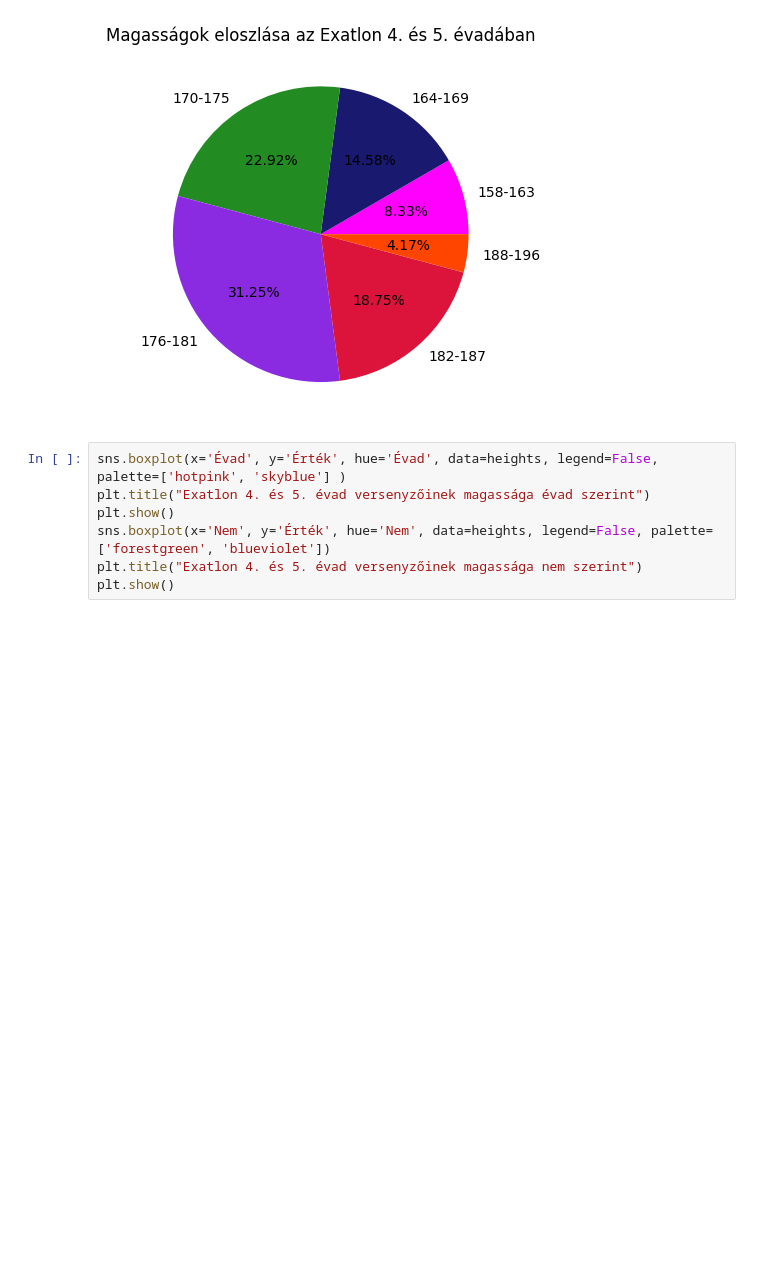
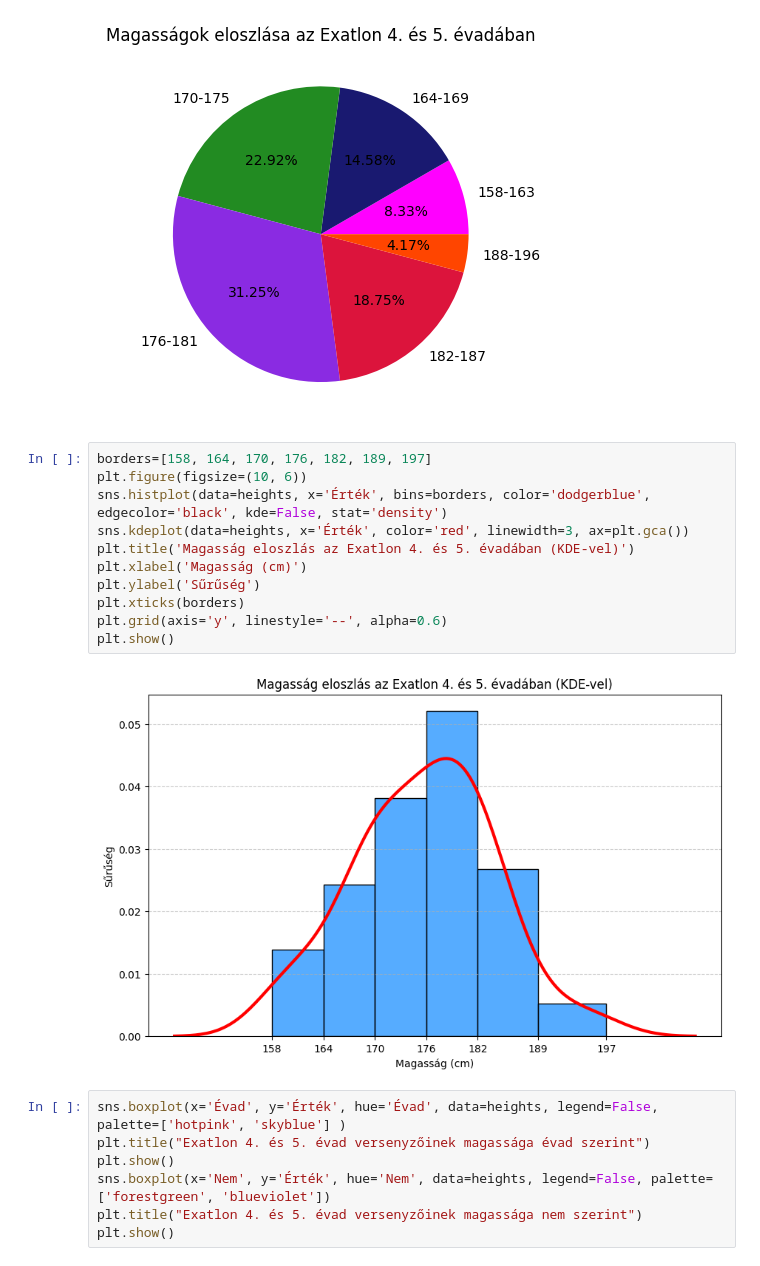
Before and after one commit to virag44/2026_matprog_projekt, a Jupyter notebook: Projekt.ipynb, the cells around one changed output. Drawn from its saved outputs; the diff is of its cells as text; blank space fills up the shorter version.

```diff
--- a/Projekt.ipynb
+++ b/Projekt.ipynb
@@ -229,6 +133,19 @@ plt.title("Magasságok eloszlása az Exatlon 4. és 5. évadában")
 plt.show()
 # %% [output]
 [figure]
+# %%
+borders=[158, 164, 170, 176, 182, 189, 197]
+plt.figure(figsize=(10, 6))
+sns.histplot(data=heights, x='Érték', bins=borders, color='dodgerblue', edgecolor='black', kde=False, stat='density')
+sns.kdeplot(data=heights, x='Érték', color='red', linewidth=3, ax=plt.gca())
+plt.title('Magasság eloszlás az Exatlon 4. és 5. évadában (KDE-vel)')
+plt.xlabel('Magasság (cm)')
+plt.ylabel('Sűrűség')
+plt.xticks(borders)
+plt.grid(axis='y', linestyle='--', alpha=0.6)
+plt.show()
+# %% [output]
+[figure, added]
 # %%
 sns.boxplot(x='Évad', y='Érték', hue='Évad', data=heights, legend=False, palette=['hotpink', 'skyblue'] )
 plt.title("Exatlon 4. és 5. évad versenyzőinek magassága évad szerint")
```
Also changed, not shown: parts of 3 cells of this notebook.
